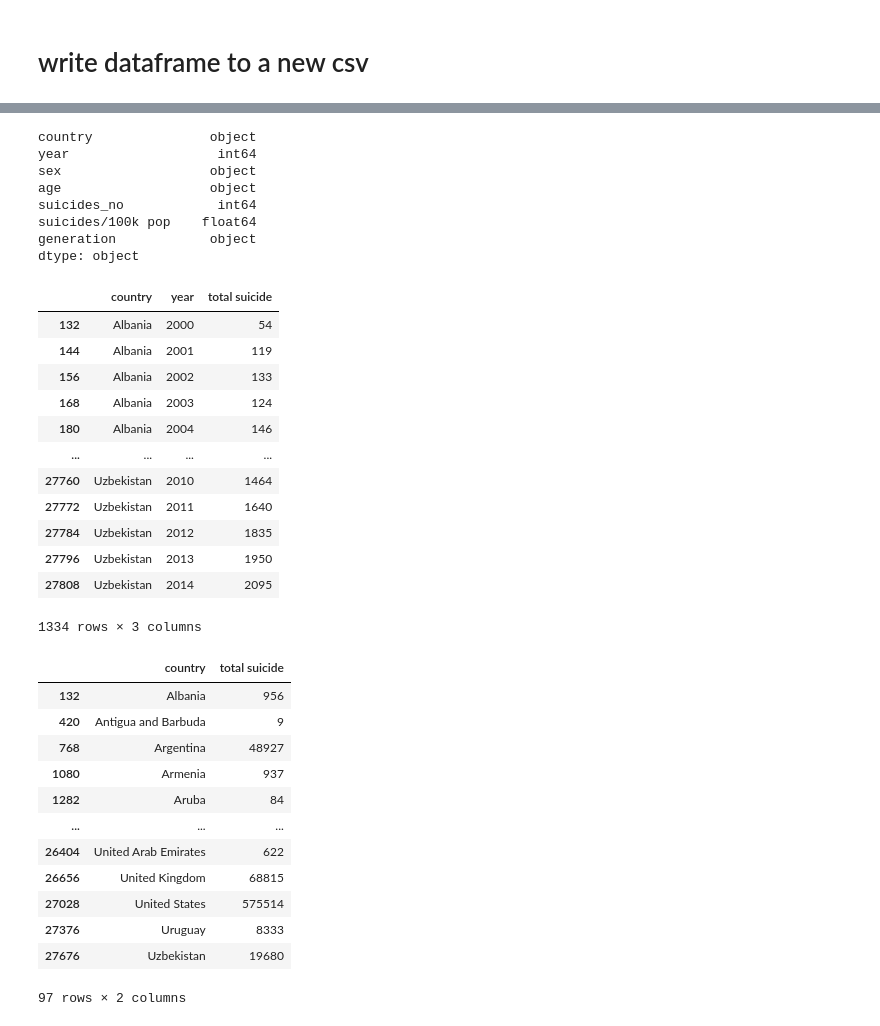
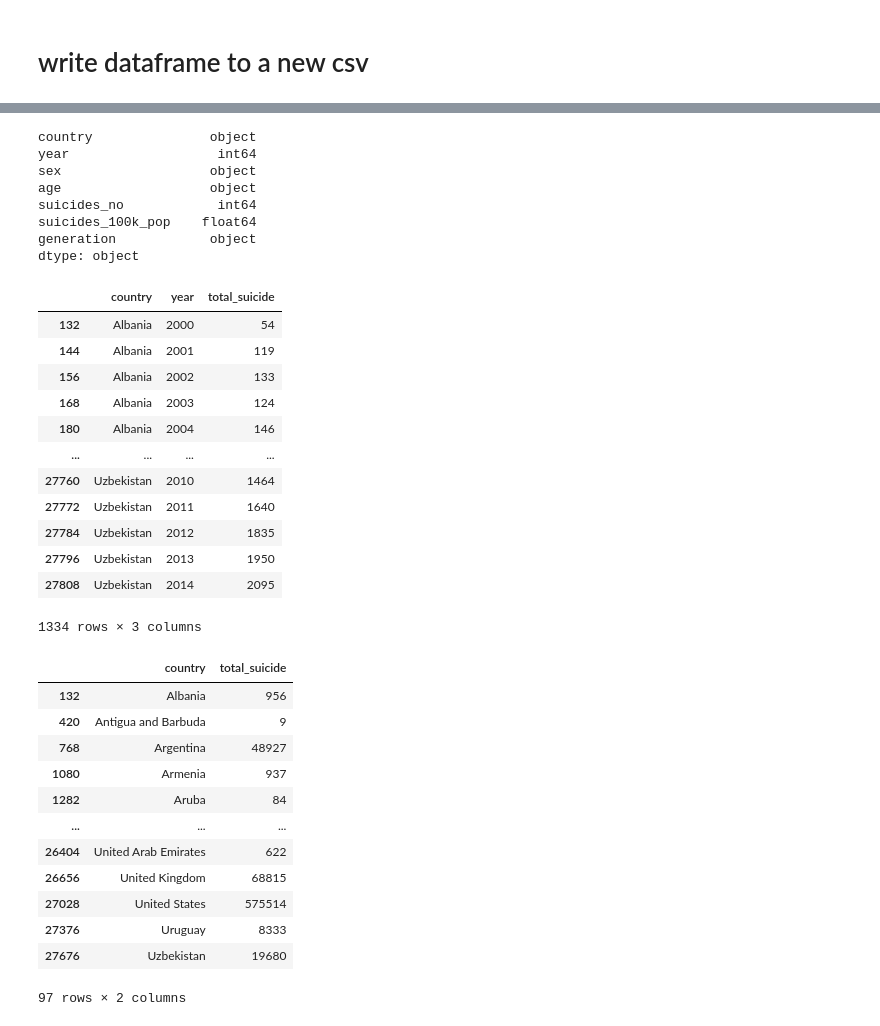
Before and after one commit to JohnaleJ/Extract_Transform_Load, a Jupyter notebook: suicide.ipynb, the cells around one changed output, grey strips where cells are left out. Drawn from its saved outputs; the diff is of its cells as text; code cells hidden in the pictures.

```diff
--- a/suicide.ipynb
+++ b/suicide.ipynb
@@ -26,6 +42,11 @@ df.drop(columns='HDI for year', inplace=True)
 df.dropna(how='any', inplace=True)
 # Drop or filter the rows to only include years 2000 through 2015 (referenced https://stackoverflow.com/questions/13851535/how-to-delete-rows-from-a-pandas-dataframe-based-on-a-conditional-expression)
 df.drop(df[(df.year < 2000) | (df.year > 2015)].index, inplace=True)
+# rename fields to be more appropriate
+df.rename(columns={'suicides/100k pop':'suicides_100k_pop',
+                          ' gdp_for_year ($) ':'gdp_for_year',
+                          'gdp_per_capita ($)':'gdp_per_capita'},
+                 inplace=True)
 # check the dataframe structure
 df.head()
 # %% [output]
@@ -78,8 +115,8 @@ generation             object
 dtype: object
 # %%
 # dropping all non-varying data
-suicide_df.drop(columns=' gdp_for_year ($) '  , inplace=True)
-suicide_df.drop(columns='gdp_per_capita ($)', inplace=True)
+suicide_df.drop(columns='gdp_for_year'  , inplace=True)
+suicide_df.drop(columns='gdp_per_capita', inplace=True)
 suicide_df.drop(columns='population', inplace=True)
 suicide_df
 # %% [output]
@@ -232,22 +269,22 @@ year                   int64
 sex                   object
 age                   object
 suicides_no            int64
-suicides/100k pop    float64
+suicides_100k_pop    float64
 generation            object
 dtype: object
 # %%
 # Additional transformation of suicide data wanting to sum all age suicides by country and year
 suicide_by_country_df = suicide_df.copy()
-suicide_by_country_df['total suicide'] = suicide_by_country_df.groupby(['country','year'])['suicides_no'].transform('sum')
-suicide_by_country_df.drop(columns='suicides/100k pop', inplace=True)
+suicide_by_country_df['total_suicide'] = suicide_by_country_df.groupby(['country','year'])['suicides_no'].transform('sum')
+suicide_by_country_df.drop(columns='suicides_100k_pop', inplace=True)
 suicide_by_country_df.drop(columns='generation', inplace=True)
 suicide_by_country_df.drop(columns='age', inplace=True)
 suicide_by_country_df.drop(columns='sex', inplace=True)
 suicide_by_country_df.drop(columns='suicides_no', inplace=True)
 suicide_by_country_df = suicide_by_country_df.drop_duplicates(keep='first')
 suicide_by_country_df
 # %% [output]
-|  | country | year | total suicide |
+|  | country | year | total_suicide |
 | 132 | Albania | 2000 | 54 |
 | 144 | Albania | 2001 | 119 |
 | 156 | Albania | 2002 | 133 |
@@ -265,8 +302,8 @@ suicide_by_country_df.to_csv('suicide_by_country_table.csv', index=False)
 # %%
 # Additional transformation of suicide data wanting to sum all age suicides by country without regard to year
 suicide_by_country_no_year_df = suicide_df.copy()
-suicide_by_country_no_year_df['total suicide'] = suicide_by_country_no_year_df.groupby(['country'])['suicides_no'].transform('sum')
-suicide_by_country_no_year_df.drop(columns='suicides/100k pop', inplace=True)
+suicide_by_country_no_year_df['total_suicide'] = suicide_by_country_no_year_df.groupby(['country'])['suicides_no'].transform('sum')
+suicide_by_country_no_year_df.drop(columns='suicides_100k_pop', inplace=True)
 suicide_by_country_no_year_df.drop(columns='generation', inplace=True)
 suicide_by_country_no_year_df.drop(columns='age', inplace=True)
 suicide_by_country_no_year_df.drop(columns='sex', inplace=True)
@@ -275,7 +312,7 @@ suicide_by_country_no_year_df.drop(columns='year', inplace=True)
 suicide_by_country_no_year_df = suicide_by_country_no_year_df.drop_duplicates(keep='first')
 suicide_by_country_no_year_df
 # %% [output]
-|  | country | total suicide |
+|  | country | total_suicide |
 | 132 | Albania | 956 |
 | 420 | Antigua and Barbuda | 9 |
 | 768 | Argentina | 48927 |
```
Also changed, not shown: parts of 50 cells of this notebook, 8 other files.
